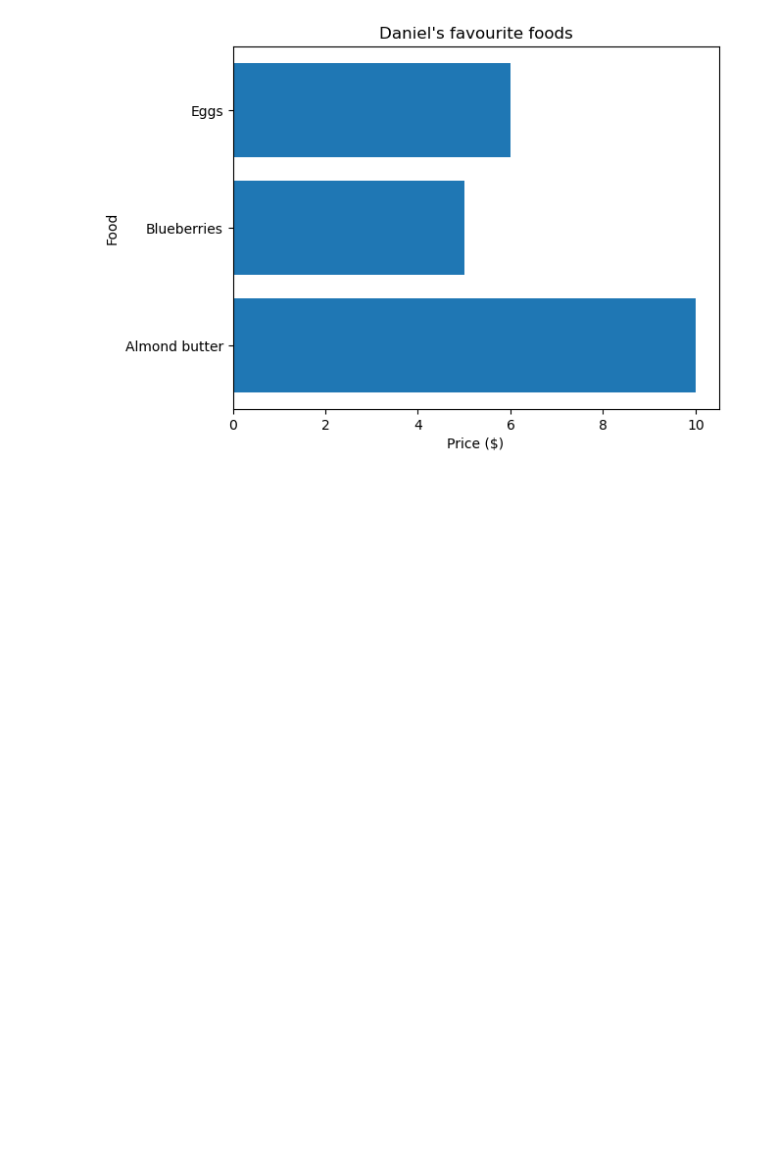
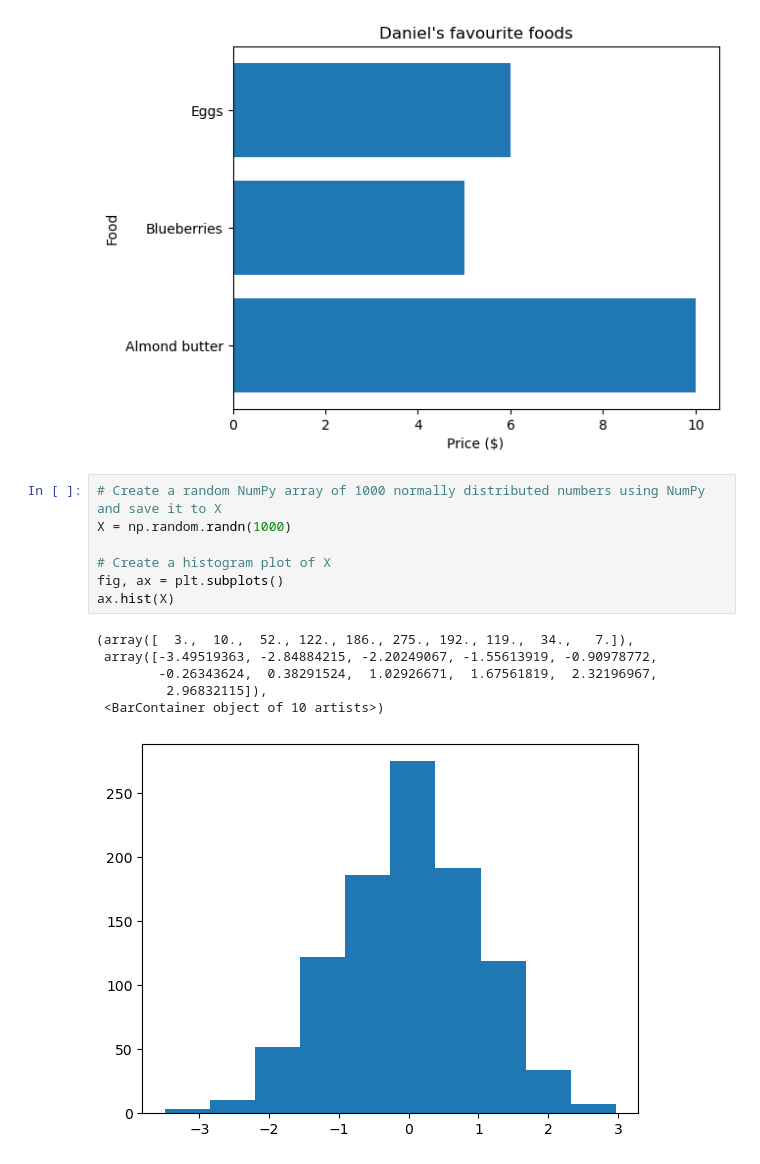
Before and after one commit to aftb777/Learning-Machine, a Jupyter notebook: MatpotlibCodes/Exercise.ipynb, the cells around one changed output. Saved outputs shown, nothing was run; the diff lists cells and outputs as text; blank space fills up the shorter version.

```diff
--- a/MatpotlibCodes/Exercise.ipynb
+++ b/MatpotlibCodes/Exercise.ipynb
@@ -98,3 +98,17 @@ ax.set(title="Daniel's favourite foods",
  Text(0.5, 0, 'Price ($)'),
  Text(0, 0.5, 'Food')]
 [figure]
+# %%
+# Create a random NumPy array of 1000 normally distributed numbers using NumPy and save it to X
+X = np.random.randn(1000)
+
+# Create a histogram plot of X
+fig, ax = plt.subplots()
+ax.hist(X)
+# %% [output]
+(array([  3.,  10.,  52., 122., 186., 275., 192., 119.,  34.,   7.]),
+ array([-3.49519363, -2.84884215, -2.20249067, -1.55613919, -0.90978772,
+        -0.26343624,  0.38291524,  1.02926671,  1.67561819,  2.32196967,
+         2.96832115]),
+ <BarContainer object of 10 artists>)
+[figure, added]
```
Also changed, not shown: parts of 1 cell of this notebook.
